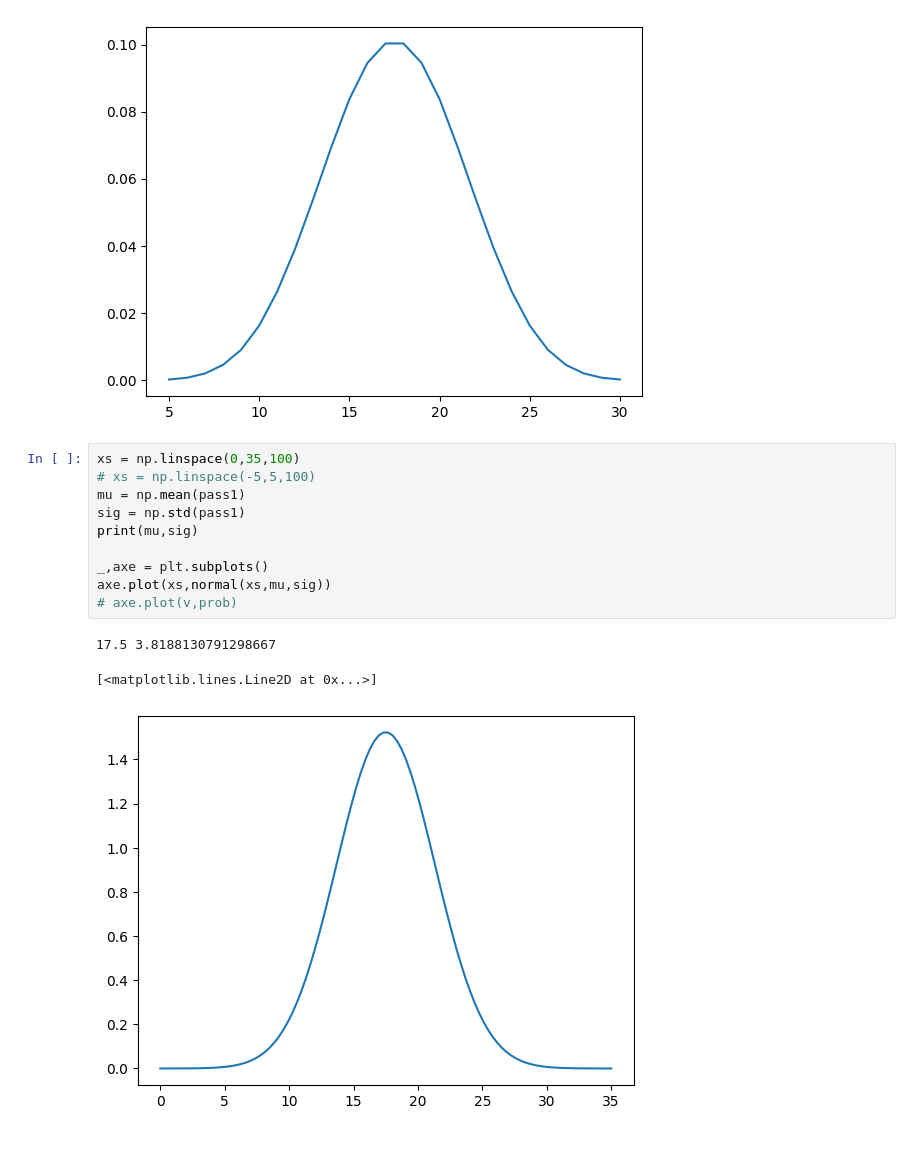
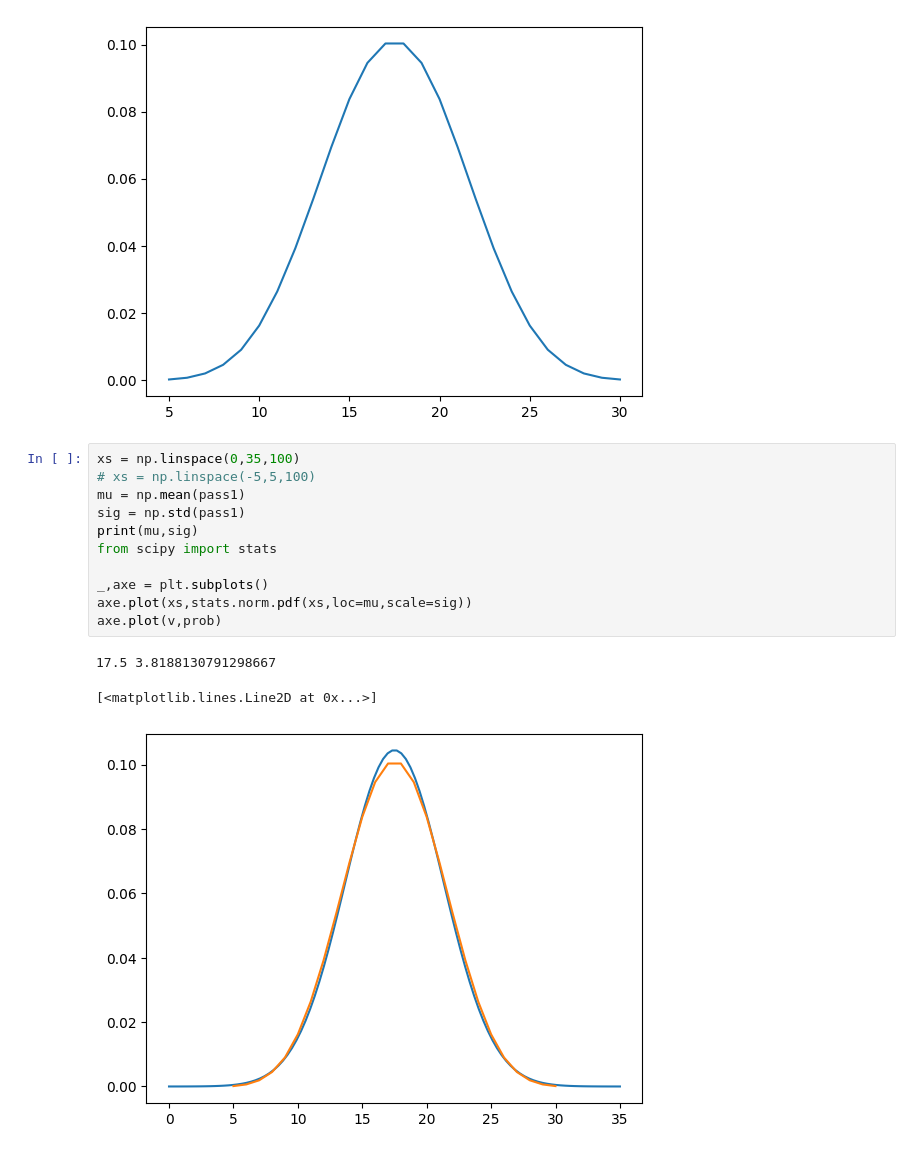
Before and after one commit to theif45/AWS_Study_jonghyun_202212, a Jupyter notebook: python/13day/Day13_prob_dist.ipynb, the cells around one changed output. Drawn from its saved outputs; the diff is of its cells as text.

```diff
--- a/python/13day/Day13_prob_dist.ipynb
+++ b/python/13day/Day13_prob_dist.ipynb
@@ -207,14 +207,15 @@ axe.plot(v, prob)
 # %%
 xs = np.linspace(0,35,100)
 # xs = np.linspace(-5,5,100)
 mu = np.mean(pass1)
 sig = np.std(pass1)
 print(mu,sig)
+from scipy import stats
 
 _,axe = plt.subplots()
-axe.plot(xs,normal(xs,mu,sig))
-# axe.plot(v,prob)
+axe.plot(xs,stats.norm.pdf(xs,loc=mu,scale=sig))
+axe.plot(v,prob)
 # %% [output]
 17.5 3.8188130791298667
 [<matplotlib.lines.Line2D at 0x...>]
-[figure, old version]
+[figure, new version]
```
Also changed, not shown: 3 other files.
